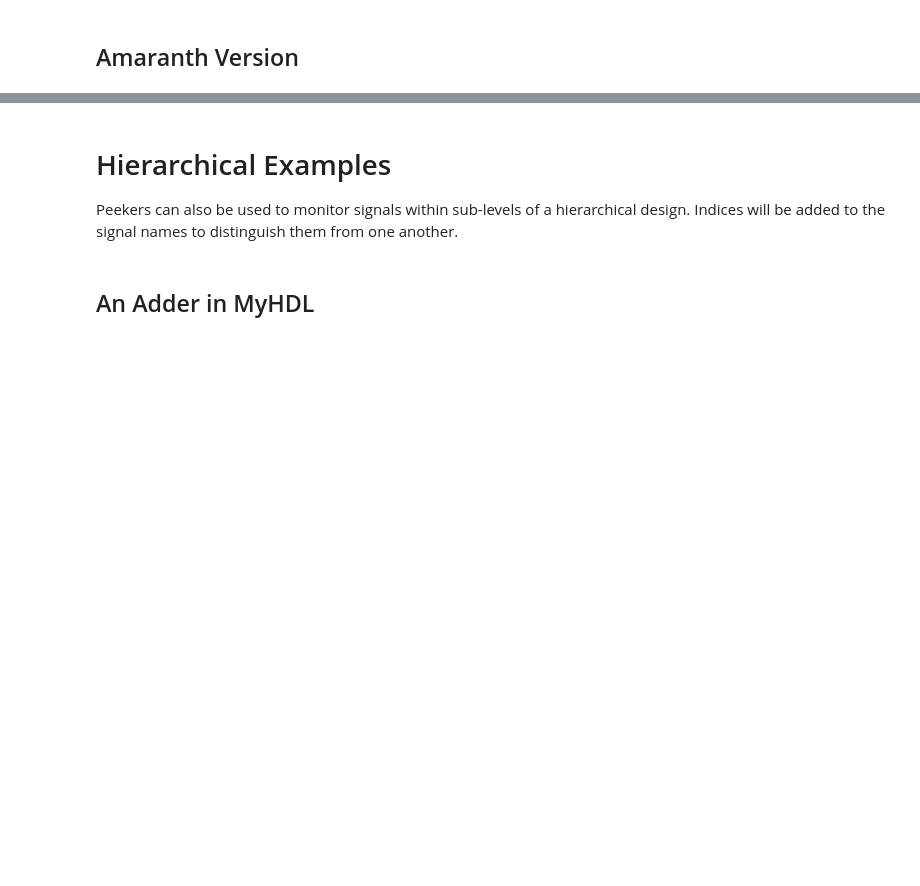
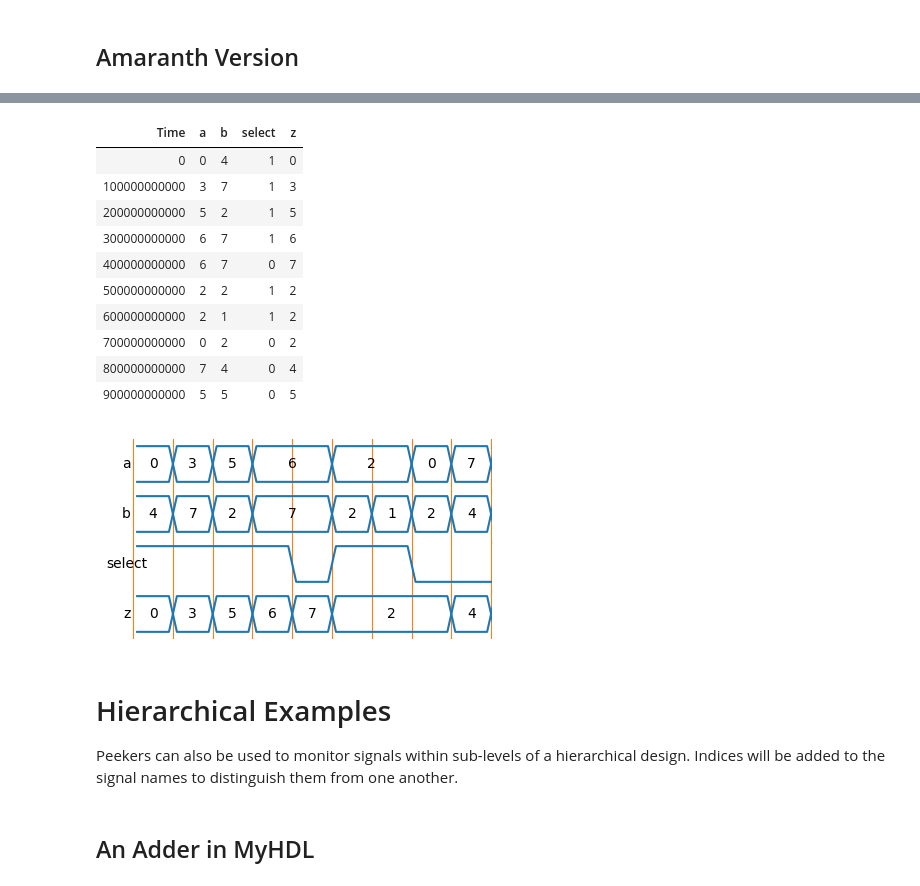
Before and after one commit to devbisme/myhdlpeek, a Jupyter notebook: examples/complete.ipynb, the cells around one changed output, grey strips where cells are left out. Cells and saved outputs as stored; diff of their text form; code cells hidden in the pictures; blank space fills up the shorter version.

Commit message:
updated nmigen to Amaranth

```diff
--- a/examples/complete.ipynb
+++ b/examples/complete.ipynb
@@ -173,3 +127,73 @@ Peeker.clear()
+# %%
+from amaranth import *                 # Import the Amaranth module.
+from amaranth.sim import *             # Import the Amaranth simulator.
+from myhdlpeek.amaranth import Peeker  # Import the Amaranth version of the myhdlpeeker module.
+
+# Define the multiplexer module.
+class Multiplexer(Elaboratable):
+    def __init__(self, width):
+        self.a   = Signal(width)
+        self.b   = Signal(width)
+        self.sel = Signal(1)
+        self.z   = Signal(width)
+
+    def elaborate(self, platform):
+        m = Module()
+        m.d.comb += self.z.eq(Mux(self.sel, self.a, self.b))
+        return m
+
+# Instantiate the multiplexer with a data width of three bits.
+mux = Multiplexer(width=3)
+
+# Create some Peekers to monitor the multiplexer I/Os.
+Peeker(mux.a, 'a')         # Add a Peeker to the a input.
+Peeker(mux.b, 'b')         # Add a Peeker to the b input.
+Peeker(mux.z, 'z')         # Add a peeker to the z output.
+Peeker(mux.sel, 'select')  # Add a Peeker to the select input. The Peeker label doesn't have to match the signal name.
+
+# Create a simulator object for the multiplexer.
+sim = Simulator(mux)
+
+# Create a test process to apply random patterns to the multiplexer.
+def test_proc():
+    from random import randint
+    while True:
+        yield mux.a.eq(randint(0,7))
+        yield mux.b.eq(randint(0,7))
+        yield mux.sel.eq(randint(0,1))
+        yield Delay(0.1)  # Amaranth allows floats for delays.
+
+# Add the test process to the simulator.
+sim.add_process(test_proc)
+
+# Assign the simulator object to the Peekers. Run the Peekers as if
+# they were VCD writers since this is strictly a combinatorial design.
+Peeker.assign_simulator(sim, use_vcd_writer=True)
+
+# Run the simulation for eight cycles.
+sim.run_until(1)
+
+# Display the signal values as a table.
+Peeker.to_html_table()
+
+# Display the complete waveforms captured by all the Peekers.
+Peeker.show_waveforms()
+
+# Clear the Peekers for the next simulation.
+Peeker.clear()
+# %% [output]
+| Time | a | b | select | z |
+| 0 | 0 | 4 | 1 | 0 |
+| 100000000000 | 3 | 7 | 1 | 3 |
+| 200000000000 | 5 | 2 | 1 | 5 |
+| 300000000000 | 6 | 7 | 1 | 6 |
+| 400000000000 | 6 | 7 | 0 | 7 |
+| 500000000000 | 2 | 2 | 1 | 2 |
+| 600000000000 | 2 | 1 | 1 | 2 |
+| 700000000000 | 0 | 2 | 0 | 2 |
+| 800000000000 | 7 | 4 | 0 | 4 |
+| 900000000000 | 5 | 5 | 0 | 5 |
+[figure, added]
 # %% [markdown]
 # Hierarchical Examples
 
```
Also changed, not shown: parts of 42 cells of this notebook, 2 other files.
